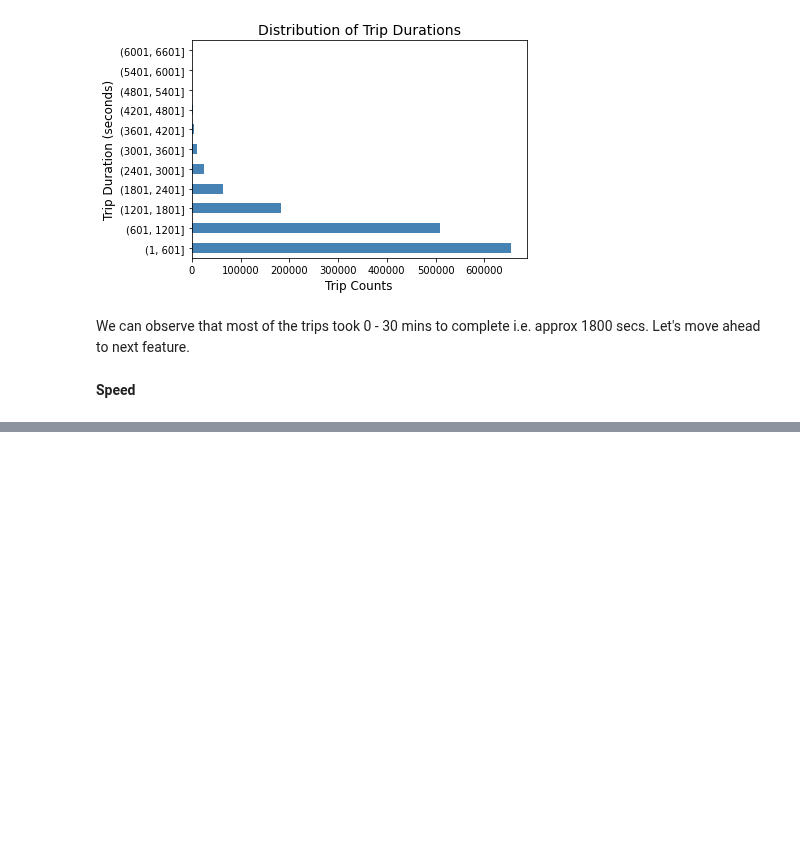
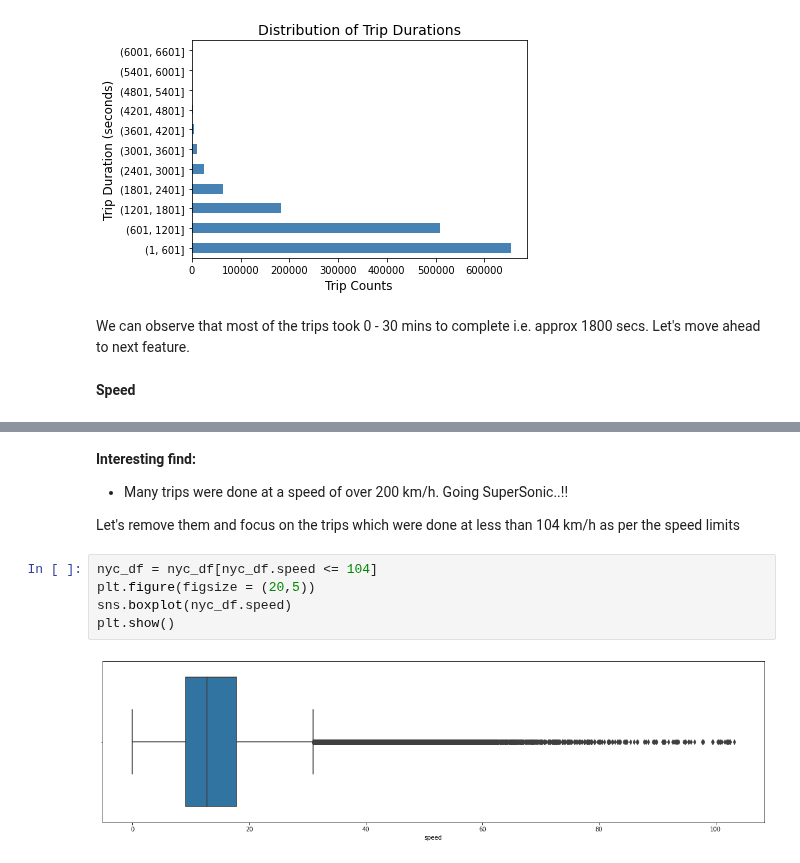
Before and after one commit to harshithgowdakc/NYC-Taxi-Data, a Jupyter notebook: NYC_Taxi_Data.ipynb, the cells around one changed output, grey strips where cells are left out. Saved outputs shown, nothing was run; the diff lists cells and outputs as text; blank space fills up the shorter version.

```diff
--- a/NYC_Taxi_Data.ipynb
+++ b/NYC_Taxi_Data.ipynb
@@ -615,0 +636,13 @@ We can observe that most of the trips took 0 - 30 mins to complete i.e. approx 1
+# %% [markdown]
+**Interesting find:**
+
+*   Many trips were done at a speed of over 200 km/h. Going SuperSonic..!!
+
+Let's remove them and focus on the trips which were done at less than 104 km/h as per the speed limits
+# %%
+nyc_df = nyc_df[nyc_df.speed <= 104]
+plt.figure(figsize = (20,5))
+sns.boxplot(nyc_df.speed)
+plt.show()
+# %% [output]
+[figure, added]
```
Also changed, not shown: parts of 24 cells of this notebook.
